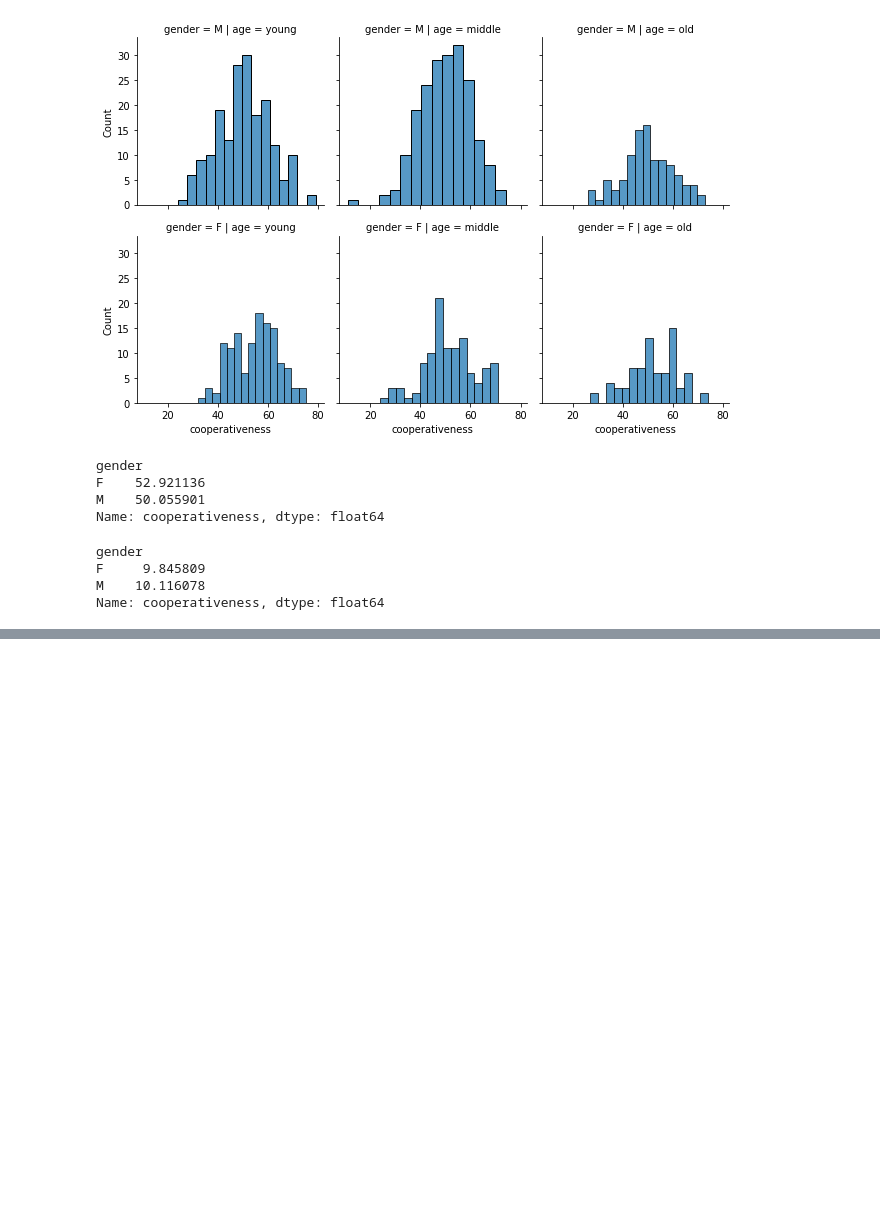
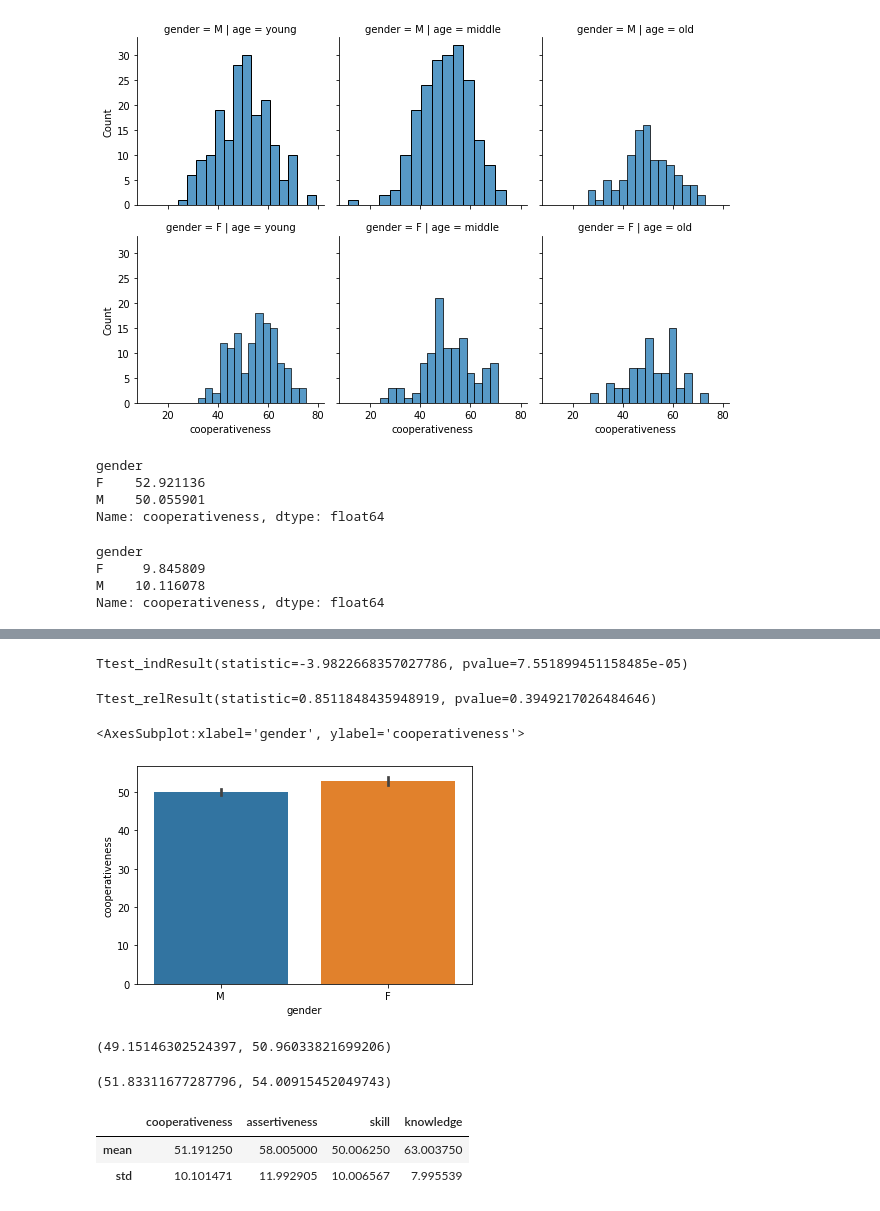
Before and after one commit to ceshmina/learn-statistical-modeling, a Jupyter notebook: work/multivariate/chapter1.ipynb, the cells around one changed output, grey strips where cells are left out. Drawn from its saved outputs; the diff is of its cells as text; code cells hidden in the pictures; blank space fills up the shorter version.

```diff
--- a/work/multivariate/chapter1.ipynb
+++ b/work/multivariate/chapter1.ipynb
@@ -137,0 +160,19 @@ Name: cooperativeness, dtype: float64
+# %%
+from scipy.stats import ttest_ind
+
+coop_m = data.query('gender == "M"')['cooperativeness']
+coop_f = data.query('gender == "F"')['cooperativeness']
+ttest_ind(coop_m, coop_f, equal_var=False)
+# %% [output]
+Ttest_indResult(statistic=-3.9822668357027786, pvalue=7.551899451158485e-05)
+# %%
+from scipy.stats import ttest_rel
+
+ttest_rel(data['total'], data['lastyear'])
+# %% [output]
+Ttest_relResult(statistic=0.8511848435948919, pvalue=0.3949217026484646)
+# %%
+sns.barplot(x=data['gender'], y=data['cooperativeness'])
+# %% [output]
+<AxesSubplot:xlabel='gender', ylabel='cooperativeness'>
+[figure, added]
@@ -137,0 +187,8 @@ Name: cooperativeness, dtype: float64
+# %%
+get_interval(coop_m)
+# %% [output]
+(49.15146302524397, 50.96033821699206)
+# %%
+get_interval(coop_f)
+# %% [output]
+(51.83311677287796, 54.00915452049743)
@@ -137,0 +198,6 @@ Name: cooperativeness, dtype: float64
+# %%
+data2[cols].agg(['mean', 'std'])
+# %% [output]
+|  | cooperativeness | assertiveness | skill | knowledge |
+| mean | 51.191250 | 58.005000 | 50.006250 | 63.003750 |
+| std | 10.101471 | 11.992905 | 10.006567 | 7.995539 |
```
Also changed, not shown: parts of 13 cells of this notebook, 1 other file.
